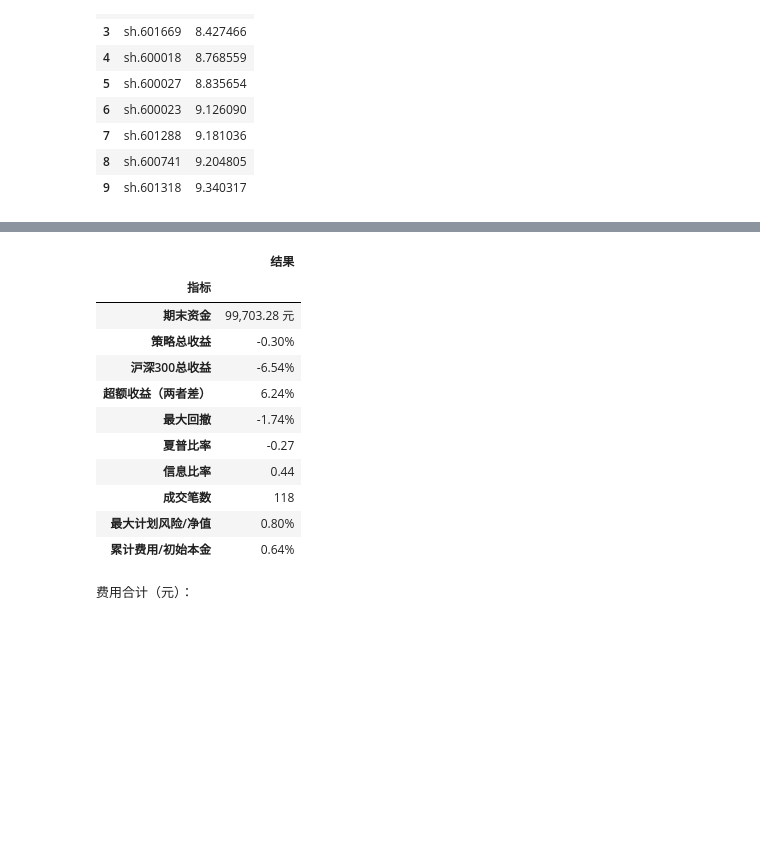
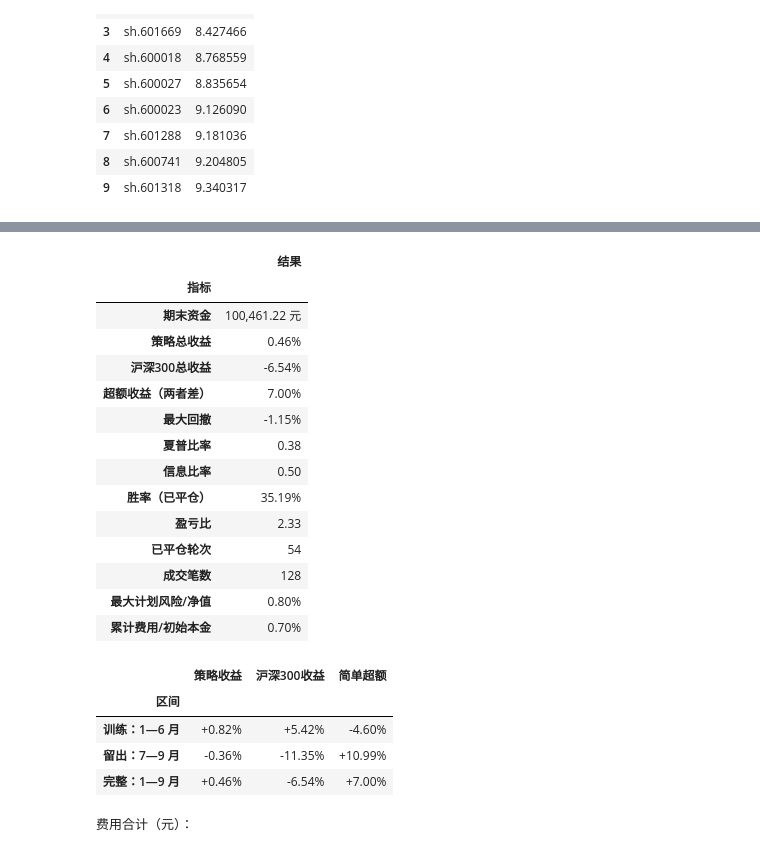
Before and after one commit to ZhengrongYue/MiniQuant, a Jupyter notebook: simple_framework.ipynb, the cells around one changed output, grey strips where cells are left out. Saved outputs shown, nothing was run; the diff lists cells and outputs as text; code cells hidden in the pictures; blank space fills up the shorter version.

```diff
--- a/simple_framework.ipynb
+++ b/simple_framework.ipynb
@@ -25,15 +25,15 @@ DATA = Path('data/private')
 DATA.mkdir(parents=True, exist_ok=True)
 START_DATE, FIRST_DAY, END_DATE = '2025-12-01', '2026-01-05', '2026-09-30'
 POOL_SIZE, PE_LOWER, PE_UPPER = 10, 8.0, 30.0
-MA_FAST, MA_SLOW, ATR_WINDOW = 5, 20, 14
+MA_FAST, MA_SLOW, ATR_WINDOW = 8, 15, 14
 INITIAL_CASH = 100_000.0
 COMMISSION_RATE, MIN_COMMISSION = 0.0003, 5.0   # 券商万三；每笔佣金最低 5 元
 STAMP_DUTY_RATE = 0.0005                       # 2026 年卖出印花税：万分之五
 TRANSFER_RATE = 0.00001                        # 过户费双边：十万分之一
 TOTAL_RISK, NAME_RISK, MAX_NAME_WEIGHT = 0.01, 0.002, 0.10
 RISK_BUFFER = 0.95  # 下单时只用 95% 的组合风险预算，给费用和净值波动留余量
-INITIAL_STOP, ARM_GAIN, TRAIL_BACK = 0.03, 0.08, 0.03
-ATR_MULT, TRANCHES, ADD_PROFIT_STEP = 2.0, 3, 0.02  # 两次加仓阈值：+2%、+4%
+INITIAL_STOP, ARM_GAIN, TRAIL_BACK = 0.025, 0.08, 0.025
+ATR_MULT, TRANCHES, ADD_PROFIT_STEP = 1.5, 3, 0.02  # 两次加仓阈值：+2%、+4%
 BAR_FIELDS = 'date,code,open,high,low,close,volume,amount,tradestatus,peTTM,isST'
 REPORT_DATES = ('2025-09-30', '2025-12-31', '2026-03-31', '2026-06-30')
 EASTMONEY_API = 'https://datacenter-web.eastmoney.com/api/data/v1/get'
@@ -346,6 +346,6 @@ MA5 是近 5 个交易日的平均收盘价，MA20 是近 20 日平均。**金
 # %%
-def build_decisions(bars, reports, benchmark, first=FIRST_DAY, every=7):
-    """收盘信号：每 7 个交易日调池，MA5/MA20 金叉和死叉单独记录。"""
+def build_decisions(bars, reports, benchmark, first=FIRST_DAY, every=5):
+    """收盘信号：每 5 个交易日调池，MA8/MA15 金叉和死叉单独记录。"""
     dates = list(benchmark.loc[benchmark.date >= pd.Timestamp(first), 'date'])
     by_day = {day: frame for day, frame in bars.groupby('date', sort=False)}
     pool = set()
@@ -369,7 +369,7 @@ def build_decisions(bars, reports, benchmark, first=FIRST_DAY, every=7):
     return pd.DataFrame(records)
 
 
-decisions = build_decisions(bars, reports, benchmark, first=FIRST_DAY, every=7)
+decisions = build_decisions(bars, reports, benchmark, first=FIRST_DAY, every=5)
 display(decisions.loc[decisions.rebalance,
                       ['signal_date', 'execution_date', 'pool_count', 'trend_count']].head(5))
 print(f'调池 {int(decisions.rebalance.sum())} 次；股票池始终 10 只')
@@ -748,50 +768,96 @@ def performance_metrics(nav, annual_rf=0.0):
     }
 
 
+def closed_trade_metrics(trades):
+    """Match every complete position lifecycle; fees are part of realized P&L."""
+    open_positions, closed_rows = {}, []
+    for row in trades.itertuples(index=False):
+        if row.side == 'BUY':
+            position = open_positions.setdefault(row.code, {'units': 0.0, 'cost': 0.0})
+            position['units'] += row.units
+            position['cost'] += row.units * row.adjusted_price + row.fee
+        else:
+            position = open_positions.pop(row.code)
+            assert np.isclose(position['units'], row.units, rtol=1e-8, atol=1e-6)
+            net_pnl = row.units * row.adjusted_price - row.fee - position['cost']
+            closed_rows.append({'code': row.code, 'date': row.date,
+                                'net_pnl': net_pnl, 'exit_reason': row.reason})
+    closed = pd.DataFrame(closed_rows)
+    if closed.empty:
+        return closed, {'胜率': np.nan, '盈亏比': np.nan, '已平仓轮次': 0}
+    wins = closed.loc[closed.net_pnl > 0, 'net_pnl']
+    losses = closed.loc[closed.net_pnl < 0, 'net_pnl']
+    payoff = wins.mean() / -losses.mean() if len(wins) and len(losses) else np.nan
+    return closed, {'胜率': len(wins) / len(closed), '盈亏比': payoff,
+                    '已平仓轮次': len(closed)}
 
+
+closed_trades, trade_stats = closed_trade_metrics(trades)
 m = performance_metrics(nav)
 display(pd.DataFrame({'指标': ['期末资金', '策略总收益', '沪深300总收益', '超额收益（两者差）',
-                              '最大回撤', '夏普比率', '信息比率', '成交笔数',
+                              '最大回撤', '夏普比率', '信息比率', '胜率（已平仓）', '盈亏比', '已平仓轮次', '成交笔数',
                               '最大计划风险/净值', '累计费用/初始本金'],
                       '结果': [f"{nav.equity.iloc[-1]:,.2f} 元", f"{m['总收益率']:.2%}",
                              f"{m['基准总收益率']:.2%}",
                              f"{m['总收益率']-m['基准总收益率']:.2%}",
                              f"{m['最大回撤']:.2%}", f"{m['夏普比率']:.2f}",
-                             f"{m['信息比率']:.2f}", str(len(trades)),
+                             f"{m['信息比率']:.2f}", f"{trade_stats['胜率']:.2%}",
+                             f"{trade_stats['盈亏比']:.2f}", str(trade_stats['已平仓轮次']), str(len(trades)),
                              f"{nav.planned_risk_pct.max():.2%}",
                              f"{m['累计费用/初始本金']:.2%}"]}).set_index('指标'))
+
+# 按时间切开：只用 1—6 月挑参数，7—9 月留作一次性检验。
+split_day = pd.Timestamp('2026-06-30')
+segment_rows = []
+for label, segment in [('训练：1—6 月', nav.loc[:split_day]),
+                       ('留出：7—9 月', nav.loc[split_day:]),
+                       ('完整：1—9 月', nav)]:
+    strategy_return = segment.nav.iloc[-1] / segment.nav.iloc[0] - 1
+    benchmark_return = segment.benchmark_nav.iloc[-1] / segment.benchmark_nav.iloc[0] - 1
+    segment_rows.append({'区间': label, '策略收益': f'{strategy_return:+.2%}',
+                         '沪深300收益': f'{benchmark_return:+.2%}',
+                         '简单超额': f'{strategy_return - benchmark_return:+.2%}'})
+display(pd.DataFrame(segment_rows).set_index('区间'))
 
 print('费用合计（元）：')
 display(trades[['commission', 'stamp', 'transfer', 'fee']].sum().to_frame('金额'))
 old_fee_nav, _, _ = run_risk_backtest(
     bars, benchmark, decisions, initial_cash=INITIAL_CASH, stamp_rate=0.001)
 display(pd.DataFrame({'卖出印花税': ['现行万分之五', '截图旧例千分之一'],
                       '策略总收益': [nav.nav.iloc[-1]-1, old_fee_nav.nav.iloc[-1]-1],
                       '期末资金': [nav.equity.iloc[-1], old_fee_nav.equity.iloc[-1]]}).set_index('卖出印花税'))
 
 # 小范围阈值敏感性：同一段样本上比较，不把表现最好的那一行当作独立验证。
 base_step = ADD_PROFIT_STEP
 sensitivity = []
 for step in (0.015, 0.02, 0.025, 0.03):
     ADD_PROFIT_STEP = step
     test_nav, test_trades, _ = run_risk_backtest(
         bars, benchmark, decisions, initial_cash=INITIAL_CASH)
     sensitivity.append({'加仓里程碑': f'{step:.1%} / {2 * step:.1%}',
                         '总收益': f'{test_nav.nav.iloc[-1] - 1:+.2%}',
                         '加仓笔数': int(test_trades.reason.str.startswith('SCALE_IN').sum())})
 ADD_PROFIT_STEP = base_step
 display(pd.DataFrame(sensitivity).set_index('加仓里程碑'))
 # %% [output]
 |  | 结果 |
 | 指标 |  |
-| 期末资金 | 99,703.28 元 |
-| 策略总收益 | -0.30% |
+| 期末资金 | 100,461.22 元 |
+| 策略总收益 | 0.46% |
 | 沪深300总收益 | -6.54% |
-| 超额收益（两者差） | 6.24% |
-| 最大回撤 | -1.74% |
-| 夏普比率 | -0.27 |
-| 信息比率 | 0.44 |
-| 成交笔数 | 118 |
+| 超额收益（两者差） | 7.00% |
+| 最大回撤 | -1.15% |
+| 夏普比率 | 0.38 |
+| 信息比率 | 0.50 |
+| 胜率（已平仓） | 35.19% |
+| 盈亏比 | 2.33 |
+| 已平仓轮次 | 54 |
+| 成交笔数 | 128 |
 | 最大计划风险/净值 | 0.80% |
-| 累计费用/初始本金 | 0.64% |
+| 累计费用/初始本金 | 0.70% |
+|  | 策略收益 | 沪深300收益 | 简单超额 |
+| 区间 |  |  |  |
+| 训练：1—6 月 | +0.82% | +5.42% | -4.60% |
+| 留出：7—9 月 | -0.36% | -11.35% | +10.99% |
+| 完整：1—9 月 | +0.46% | -6.54% | +7.00% |
 费用合计（元）：
```
Also changed, not shown: parts of 14 cells of this notebook, 2 other files.
